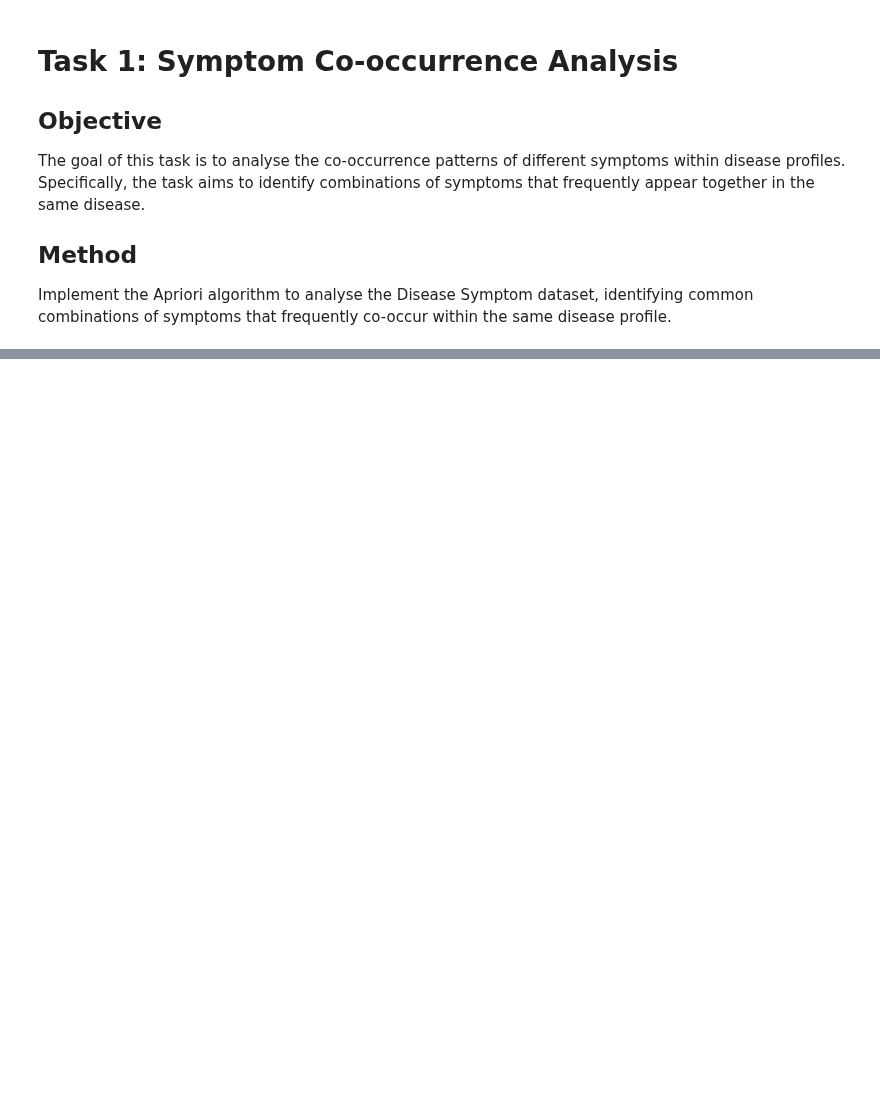
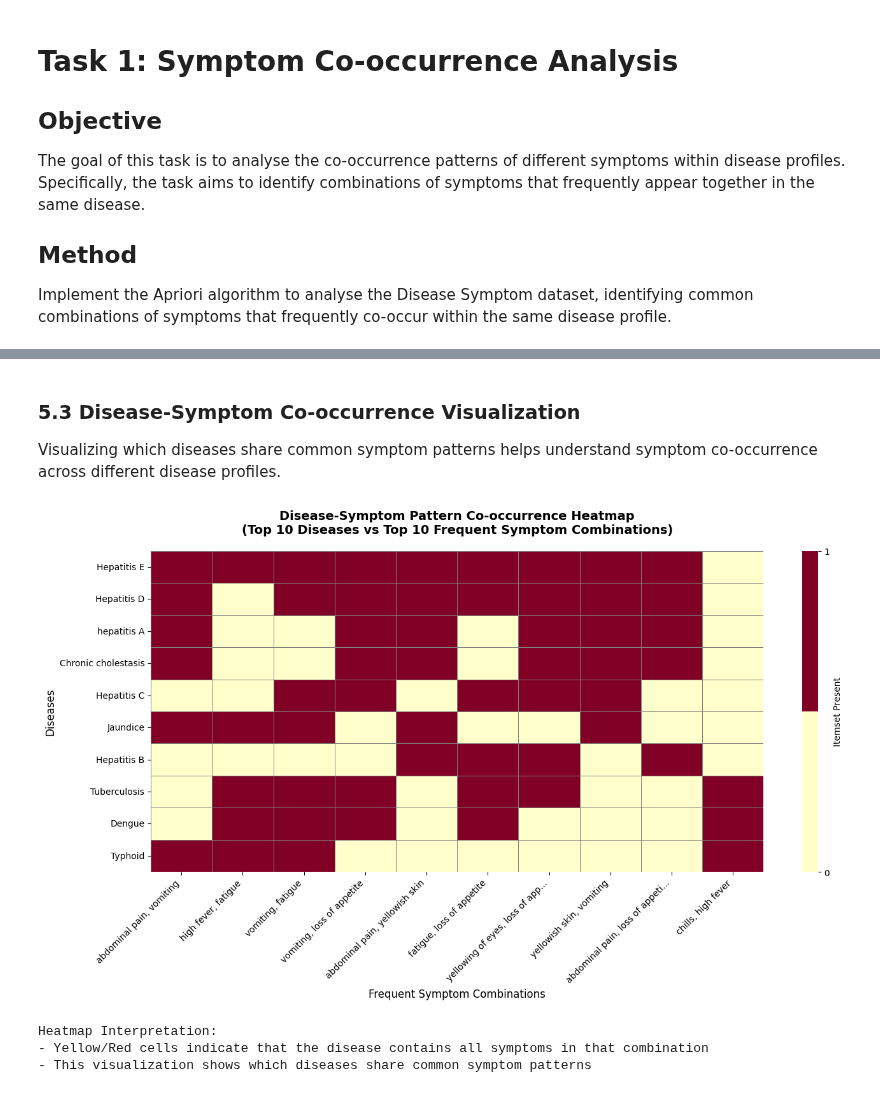
Before and after one commit to oscarqjh/SC4020-Group-Project-2, a Jupyter notebook: notebooks/task1/symptom_analysis.ipynb, the cells around one changed output, grey strips where cells are left out. Cells and saved outputs as stored; diff of their text form; code cells hidden in the pictures; blank space fills up the shorter version.

```diff
--- a/notebooks/task1/symptom_analysis.ipynb
+++ b/notebooks/task1/symptom_analysis.ipynb
@@ -144,0 +308,9 @@ plt.show()
+# %%
+print(f"\nTotal rules generated: {len(saved_rules)}")
+print(f"\nTop 10 Rules by Confidence:")
+top_conf = saved_rules.nlargest(10, 'confidence')
+for idx, row in top_conf.iterrows():
+    ante = ', '.join(list(row['antecedents']))
+    cons = ', '.join(list(row['consequents']))
+    print(f"  IF {{{ante}}} THEN {{{cons}}}")
+    print(f"     Confidence: {row['confidence']:.4f}, Lift: {row['lift']:.4f}, Support: {row['support']:.4f}")
@@ -144,0 +337,8 @@ plt.show()
+# %%
+print(f"\nTop 10 Rules by Lift (strongest associations):")
+top_lift = saved_rules.nlargest(10, 'lift')
+for idx, row in top_lift.iterrows():
+    ante = ', '.join(list(row['antecedents']))
+    cons = ', '.join(list(row['consequents']))
+    print(f"  IF {{{ante}}} THEN {{{cons}}}")
+    print(f"     Lift: {row['lift']:.4f}, Confidence: {row['confidence']:.4f}, Support: {row['support']:.4f}")
@@ -144,0 +567,53 @@ plt.show()
+# %% [markdown]
+### 5.3 Disease-Symptom Co-occurrence Visualization
+
+Visualizing which diseases share common symptom patterns helps understand symptom co-occurrence across different disease profiles.
+# %%
+# Create a heatmap showing which diseases contain top frequent itemsets
+top_10_itemsets = saved_frequent_itemsets[saved_frequent_itemsets['itemset_size'] >= 2].nlargest(10, 'support')
+top_10_diseases = [disease for disease, _ in sorted_diseases[:10]]
+# top_10_diseases.sort() # Sort top 10 diseases by name for visualisation
+
+# Create a matrix: diseases (rows) x itemsets (columns)
+heatmap_data = []
+
+for idx, row in top_10_itemsets.iterrows():
+    itemset = row['itemsets']
+    matching_diseases = find_diseases_with_itemset(itemset, disease_to_transaction)
+
+    row_data = []
+    for disease in top_10_diseases:
+        row_data.append(1 if disease in matching_diseases else 0)
+    heatmap_data.append(row_data)
+
+# Transpose for better visualization (diseases as rows, itemsets as columns)
+heatmap_df = pd.DataFrame(heatmap_data,
+                          index=[', '.join(list(row['itemsets']))[:30] + '...'
+                                 if len(', '.join(list(row['itemsets']))) > 30
+                                 else ', '.join(list(row['itemsets']))
+                                 for _, row in top_10_itemsets.iterrows()],
+                          columns=top_10_diseases)
+
+# Create heatmap
+
+plt.figure(figsize=(14, 8))
+binary_cmap = ListedColormap(['#FFFFCC', '#800026'])
+sns.heatmap(heatmap_df.T, annot=False, cmap=binary_cmap, cbar_kws={'ticks': [0, 1], 'label': 'Itemset Present'},
+            linewidths=0.5, linecolor='gray')
+plt.title('Disease-Symptom Pattern Co-occurrence Heatmap\n(Top 10 Diseases vs Top 10 Frequent Symptom Combinations)',
+          fontsize=14, fontweight='bold', pad=20)
+plt.xlabel('Frequent Symptom Combinations', fontsize=12)
+plt.ylabel('Diseases', fontsize=12)
+plt.xticks(rotation=45, ha='right')
+plt.yticks(rotation=0)
+plt.tight_layout()
+plt.show()
+
+print("\nHeatmap Interpretation:")
+print("- Yellow/Red cells indicate that the disease contains all symptoms in that combination")
+print("- This visualization shows which diseases share common symptom patterns")
+# %% [output]
+[figure, added]
+Heatmap Interpretation:
+- Yellow/Red cells indicate that the disease contains all symptoms in that combination
+- This visualization shows which diseases share common symptom patterns
```
Also changed, not shown: parts of 46 cells of this notebook, 3 other files.
